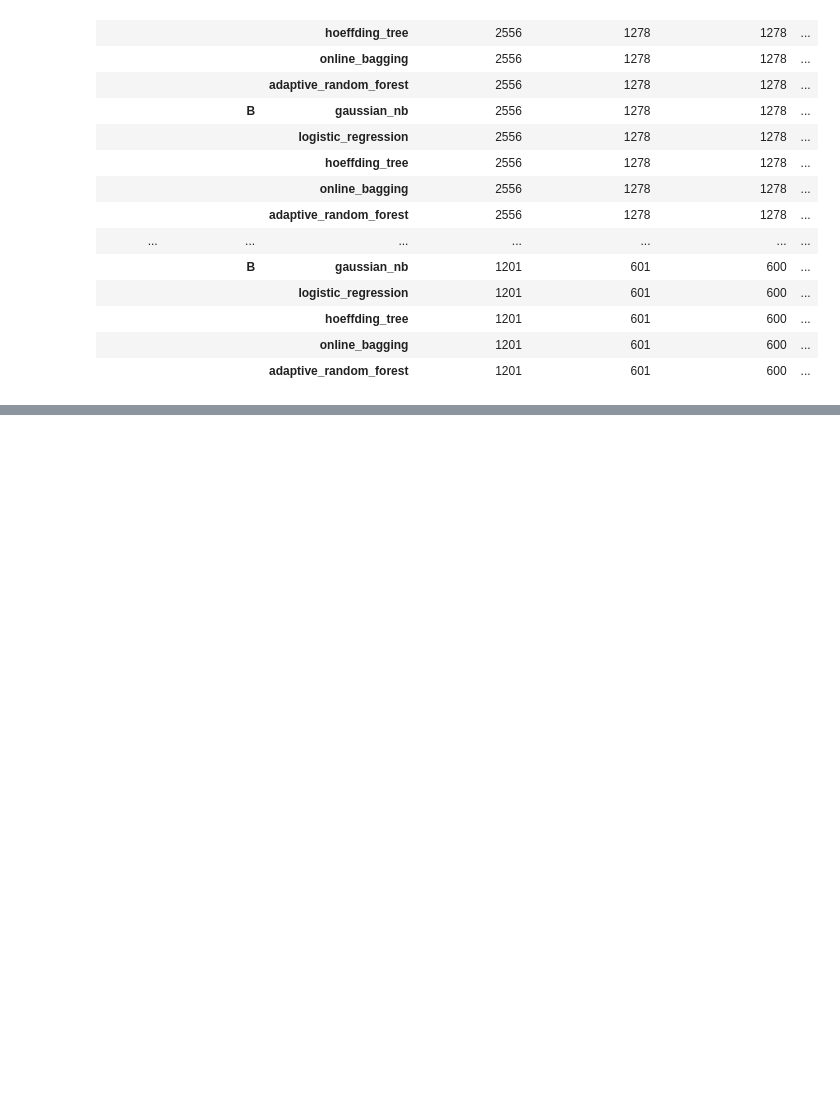
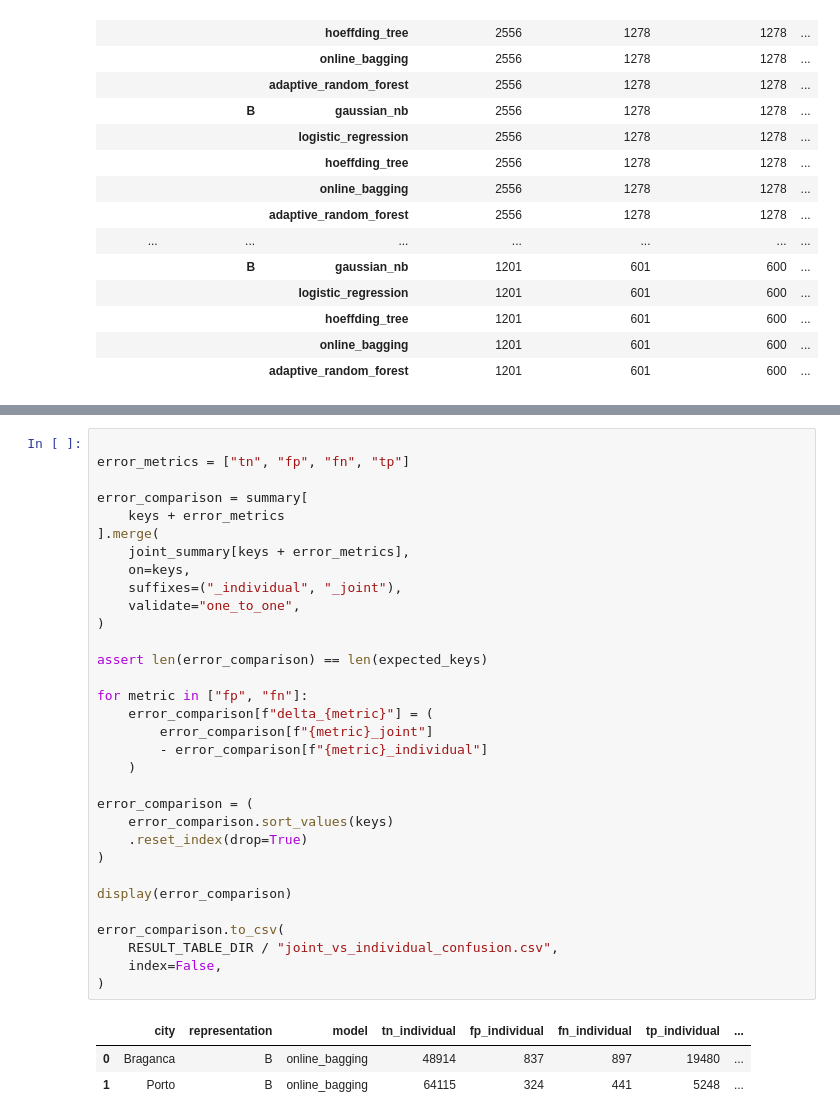
Before and after one commit to JoaoSilva042/data-stream-mining-pa27, a Jupyter notebook: notebooks/02_results_analysis.ipynb, the cells around one changed output, grey strips where cells are left out. Cells and saved outputs as stored; diff of their text form; blank space fills up the shorter version.

```diff
--- a/notebooks/02_results_analysis.ipynb
+++ b/notebooks/02_results_analysis.ipynb
@@ -1292,0 +1455,36 @@ This transition-focused analysis is particularly useful for contextualising the
+# %%
+
+error_metrics = ["tn", "fp", "fn", "tp"]
+
+error_comparison = summary[
+    keys + error_metrics
+].merge(
+    joint_summary[keys + error_metrics],
+    on=keys,
+    suffixes=("_individual", "_joint"),
+    validate="one_to_one",
+)
+
+assert len(error_comparison) == len(expected_keys)
+
+for metric in ["fp", "fn"]:
+    error_comparison[f"delta_{metric}"] = (
+        error_comparison[f"{metric}_joint"]
+        - error_comparison[f"{metric}_individual"]
+    )
+
+error_comparison = (
+    error_comparison.sort_values(keys)
+    .reset_index(drop=True)
+)
+
+display(error_comparison)
+
+error_comparison.to_csv(
+    RESULT_TABLE_DIR / "joint_vs_individual_confusion.csv",
+    index=False,
+)
+# %% [output]
+|  | city | representation | model | tn_individual | fp_individual | fn_individual | tp_individual | ... |
+| 0 | Braganca | B | online_bagging | 48914 | 837 | 897 | 19480 | ... |
+| 1 | Porto | B | online_bagging | 64115 | 324 | 441 | 5248 | ... |
```
Also changed, not shown: parts of 17 cells of this notebook, 30 other files.
